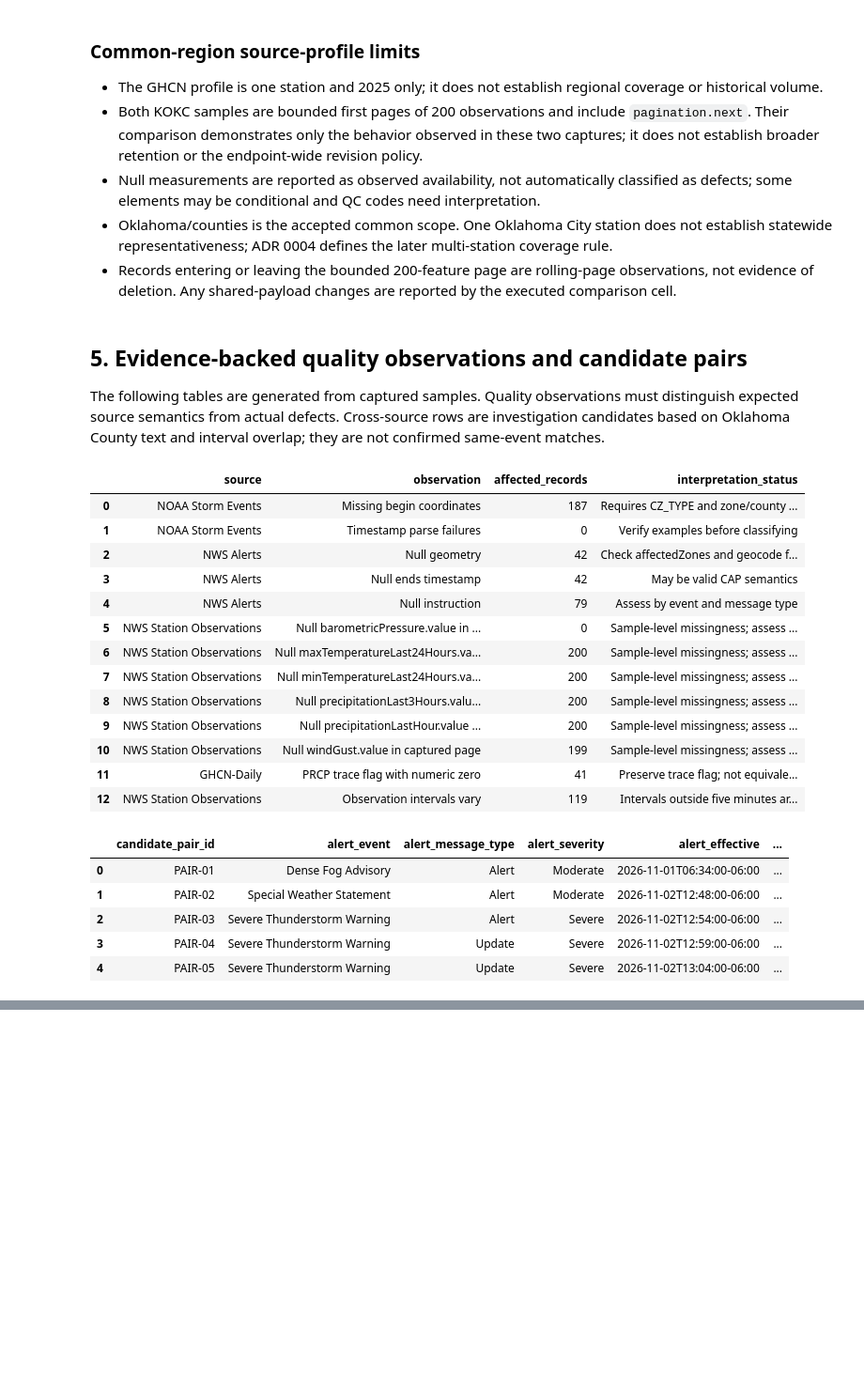
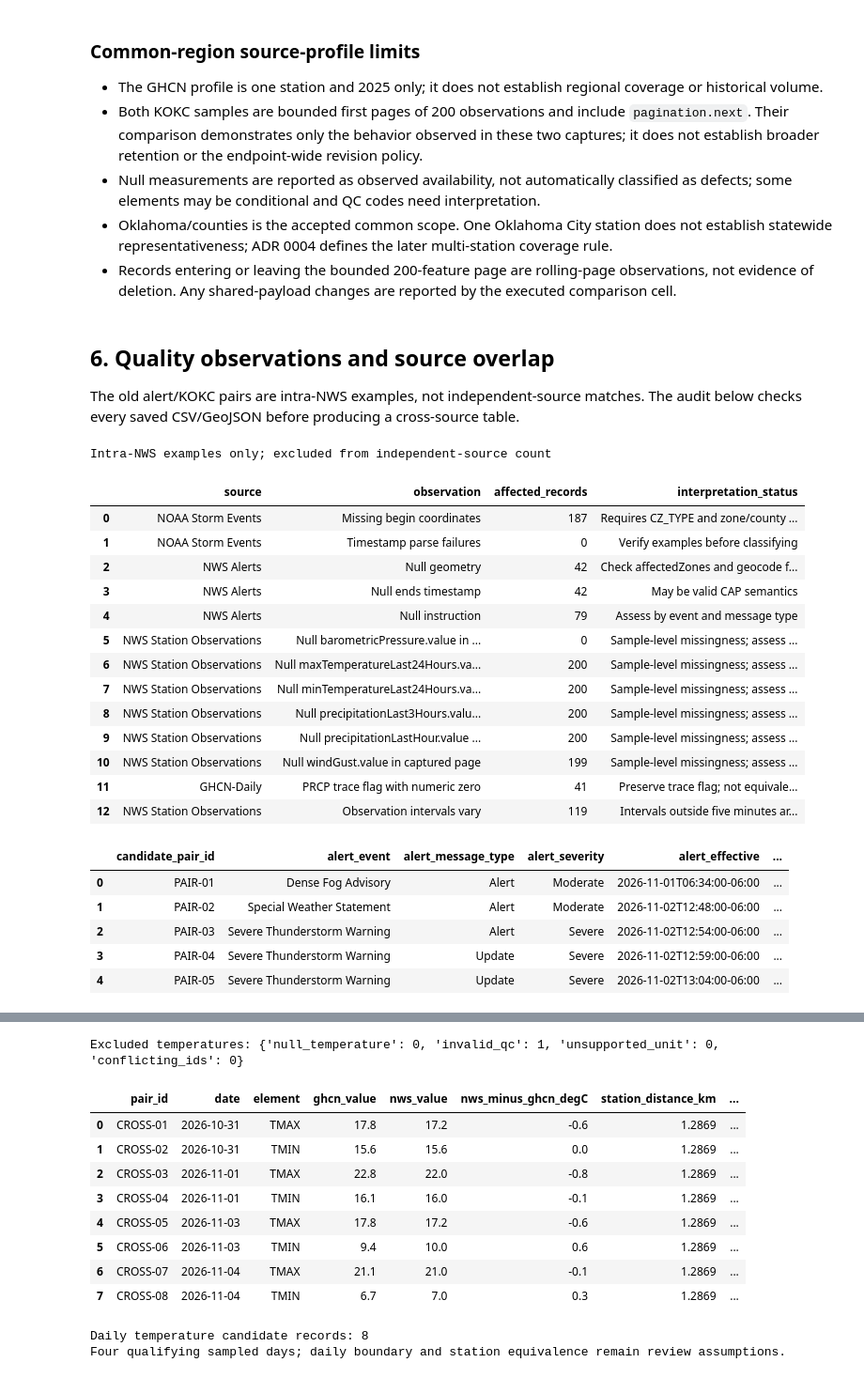
Before and after one commit to KevMasMas/multi-hazard-weather-monitoring, a Jupyter notebook: notebooks/01_source_profiling.ipynb, the cells around one changed output, grey strips where cells are left out. Shown at 94% size. Cells and saved outputs as stored; diff of their text form; code cells hidden in the pictures; blank space fills up the shorter version.

```diff
--- a/notebooks/01_source_profiling.ipynb
+++ b/notebooks/01_source_profiling.ipynb
@@ -1036,10 +1057,12 @@ for observation_id in changed_observation_ids:
 - Oklahoma/counties is the accepted common scope. One Oklahoma City station does not establish statewide representativeness; ADR 0004 defines the later multi-station coverage rule.
 - Records entering or leaving the bounded 200-feature page are rolling-page observations, not evidence of deletion. Any shared-payload changes are reported by the executed comparison cell.
 # %% [markdown]
-## 5. Evidence-backed quality observations and candidate pairs
+## 6. Quality observations and source overlap
 
-The following tables are generated from captured samples. Quality observations must distinguish expected source semantics from actual defects. Cross-source rows are investigation candidates based on Oklahoma County text and interval overlap; they are not confirmed same-event matches.
+The old alert/KOKC pairs are intra-NWS examples, not independent-source matches.
+The audit below checks every saved CSV/GeoJSON before producing a cross-source table.
 # %%
+print("Intra-NWS examples only; excluded from independent-source count")
 quality_observations = pd.DataFrame([
     {
         "source": "NOAA Storm Events",
@@ -1086,10 +1109,11 @@ quality_observations = pd.concat([quality_observations, pd.DataFrame(station_qua
 display(quality_observations)
 
 candidate_pairs = pd.read_csv(CANDIDATE_PAIRS_PATH)
-assert len(candidate_pairs) == 5, "Workshop 1 requires five candidate pairs."
+assert len(candidate_pairs) == 5, "Expected five retained intra-NWS examples."
 assert candidate_pairs["match_status"].eq("candidate_not_confirmed").all()
 display(candidate_pairs[["candidate_pair_id", "alert_event", "alert_message_type", "alert_severity", "alert_effective", "observation_timestamp", "seconds_after_alert_effective", "text_description", "wind_speed_value", "wind_gust_value", "visibility_value", "match_status"]])
 # %% [output]
+Intra-NWS examples only; excluded from independent-source count
 |  | source | observation | affected_records | interpretation_status |
 | 0 | NOAA Storm Events | Missing begin coordinates | 187 | Requires CZ_TYPE and zone/county ... |
 | 1 | NOAA Storm Events | Timestamp parse failures | 0 | Verify examples before classifying |
@@ -1110,3 +1134,19 @@ display(candidate_pairs[["candidate_pair_id", "alert_event", "alert_message_type
 | 2 | PAIR-03 | Severe Thunderstorm Warning | Alert | Severe | 2026-11-02T12:54:00-06:00 | ... |
 | 3 | PAIR-04 | Severe Thunderstorm Warning | Update | Severe | 2026-11-02T12:59:00-06:00 | ... |
 | 4 | PAIR-05 | Severe Thunderstorm Warning | Update | Severe | 2026-11-02T13:04:00-06:00 | ... |
+# %%
+import importlib.util
+
+audit_script = PROJECT_ROOT / "scripts/workshop_1/compare_daily_sources.py"
+spec = importlib.util.spec_from_file_location("daily_comparison", audit_script)
+daily_comparison = importlib.util.module_from_spec(spec)
+spec.loader.exec_module(daily_comparison)
+cross_source_pairs, daily_coverage, excluded_temperatures = daily_comparison.build_pairs()
+display(daily_coverage)
+print("Excluded temperatures:", excluded_temperatures)
+display(cross_source_pairs[["pair_id", "date", "element", "ghcn_value", "nws_value", "nws_minus_ghcn_degC", "station_distance_km", "match_status"]])
+registered_pairs = pd.read_csv(CANDIDATE_PAIRS_ROOT / "cross_source_candidate_pairs.csv")
+pd.testing.assert_frame_equal(cross_source_pairs, registered_pairs, check_dtype=False)
+print("Daily temperature candidate records:", len(cross_source_pairs))
+print("Four qualifying sampled days; daily boundary and station equivalence remain review assumptions.")
+# %% [output]
@@ -1113 +1160,13 @@ display(candidate_pairs[["candidate_pair_id", "alert_event", "alert_message_type
+Excluded temperatures: {'null_temperature': 0, 'invalid_qc': 1, 'unsupported_unit': 0, 'conflicting_ids': 0}
+|  | pair_id | date | element | ghcn_value | nws_value | nws_minus_ghcn_degC | station_distance_km | ... |
+| 0 | CROSS-01 | 2026-10-31 | TMAX | 17.8 | 17.2 | -0.6 | 1.2869 | ... |
+| 1 | CROSS-02 | 2026-10-31 | TMIN | 15.6 | 15.6 | 0.0 | 1.2869 | ... |
+| 2 | CROSS-03 | 2026-11-01 | TMAX | 22.8 | 22.0 | -0.8 | 1.2869 | ... |
+| 3 | CROSS-04 | 2026-11-01 | TMIN | 16.1 | 16.0 | -0.1 | 1.2869 | ... |
+| 4 | CROSS-05 | 2026-11-03 | TMAX | 17.8 | 17.2 | -0.6 | 1.2869 | ... |
+| 5 | CROSS-06 | 2026-11-03 | TMIN | 9.4 | 10.0 | 0.6 | 1.2869 | ... |
+| 6 | CROSS-07 | 2026-11-04 | TMAX | 21.1 | 21.0 | -0.1 | 1.2869 | ... |
+| 7 | CROSS-08 | 2026-11-04 | TMIN | 6.7 | 7.0 | 0.3 | 1.2869 | ... |
+Daily temperature candidate records: 8
+Four qualifying sampled days; daily boundary and station equivalence remain review assumptions.
 # %% [markdown]
```
Also changed, not shown: parts of 14 cells of this notebook, 51 other files.
